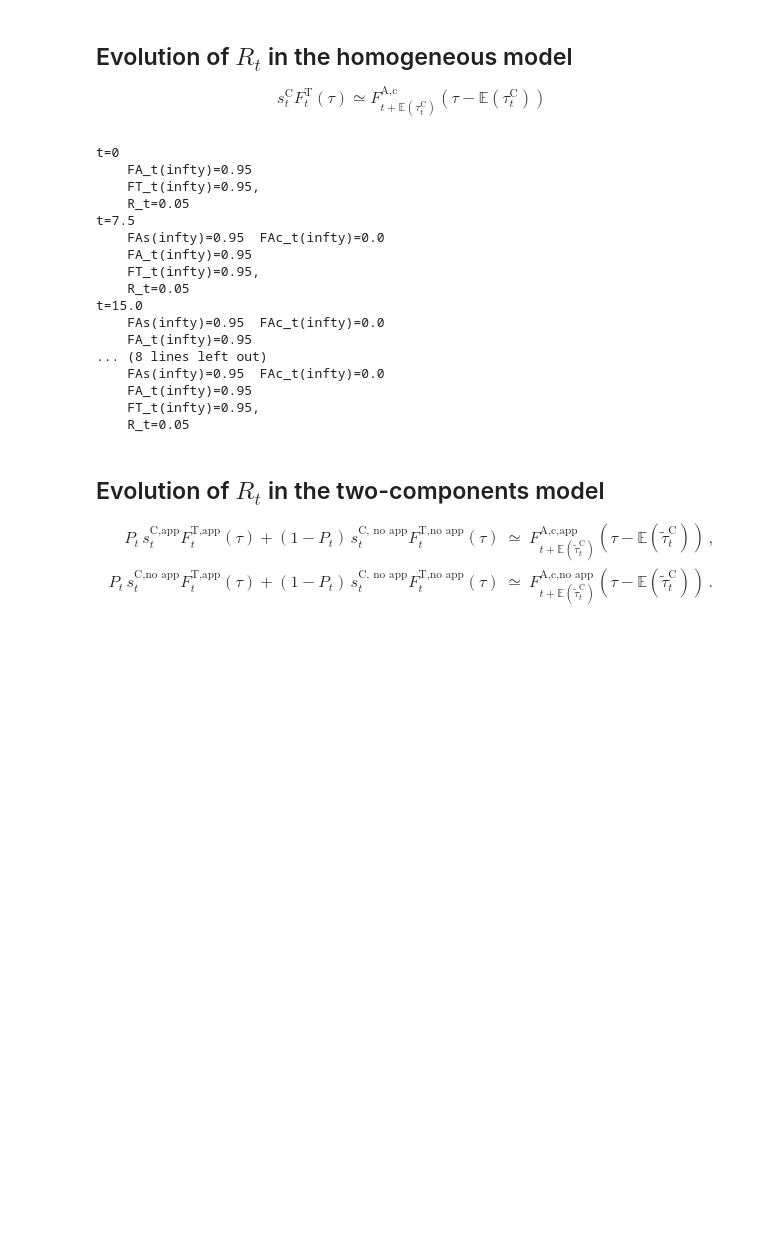
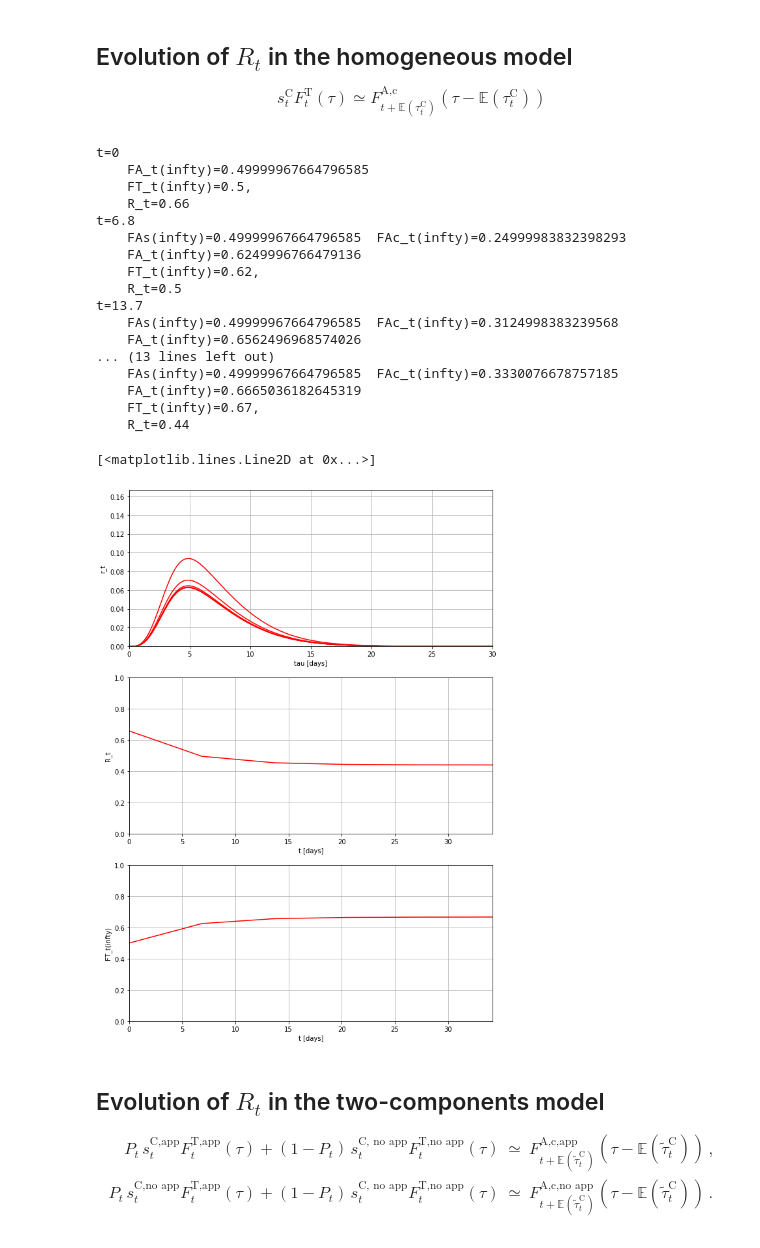
Before and after one commit to MarcoMene/epidemics-suppression, a Jupyter notebook: R_suppression_calculations.ipynb, the cells around one changed output. Cells and saved outputs as stored; diff of their text form; code cells hidden in the pictures; blank space fills up the shorter version.

```diff
--- a/R_suppression_calculations.ipynb
+++ b/R_suppression_calculations.ipynb
@@ -173,14 +97,6 @@ NB: for simplicity we ignore, in the absolute time dependency, the suppression o
 $$r_t(\tau) = (1-\xi\,F^T_t(\tau))r^0_t(\tau)$$
 
 $\xi$=probability that an individual tested positive self-isolates
-# %%
-# Corrected reproduction number
-
-def make_r_t_from_test_cdf(r0_t, F_T, xi):
-    return lambda tau: r0_t(tau)*(1 - F_T(tau) * xi)
-
-def make_r_from_test_cdf(r0, F_T, xi):
-    return lambda t, tau: r0(t, tau)*(1 - F_T(t, tau) * xi)
 # %% [markdown]
 **Example:** constant testing time $\tau^\text{T}$ peaked at $\tau=10$
 # %%
@@ -240,8 +147,5 @@ sigma = 0.363
 # %%
 # %matplotlib notebook
-
-def r0_0(tau):
-    return R0_0 * gamma_density(tau, alpha, beta)
 
 def psi(t):
     return 1
@@ -251,16 +155,6 @@ def R0(t):
 
 def r0(t, tau):
     return R0(t) * r0_0(tau)
-
-def FS(tau, normalization=1.):
-    if tau>0:
-        return normalization*lognormal_cdf(tau, mu, sigma)
-    else:
-        return 0
-
-def FAs(tau):
-    return sS * FS(tau)
-
 
 p_DeltaAT = DeltaMeasure(position=Deltat_test, height=1)
 
@@ -292,7 +186,8 @@ for i in range(0, N_iterations):
 
     if i == 0:
         t = 0
-        FA_t = FAs
+        def FA_t(tau, sS=sS):
+            return FAs(tau, sS=sS)
 
     else:
 
@@ -305,7 +200,7 @@ for i in range(0, N_iterations):
         tauC_exp = integrate.quad(lambda tau: tau * pC_prev(tau), 0, tau_max)[0]
         t = t_list[-1] + tauC_exp
         FAc_t = lambda tau: sC * FT_prev(tau + tauC_exp)  # Time evolution formula here
-        FA_t = lambda tau: FAs(tau) + FAc_t(tau) - FAs(tau) * FAc_t(tau)
+        FA_t = lambda tau: FAs(tau, sS=sS) + FAc_t(tau) - FAs(tau, sS=sS) * FAc_t(tau)
 
     FT_t = convolve(FA_t, p_DeltaAT, 0, tau_max, step)
     FT_t_infty = FT_t(tau_max)
@@ -325,55 +220,57 @@ for i in range(0, N_iterations):
     print(f"t={round(t, 1)}")
     if i>0:
         print(
-              f"    FAs(infty)={FAs(tau_max)}  "
+              f"    FAs(infty)={FAs(tau_max, sS=sS)}  "
               f"FAc_t(infty)={FAc_t(tau_max)}  "
         )
     print(f"    FA_t(infty)={FA_t(tau_max)} \n"
           f"    FT_t(infty)={round(FT_t_infty, 2)}, \n"
           f"    R_t={round(R_t, 2)}")
 
 
     r_tplot.plot(tau_values, r_t_values, "r")
 
     fig.canvas.draw()
 
 #     sleep(0.1)
 
 R_tplot = fig.add_subplot(312)
 R_tplot.set_xlabel('t [days]')
 R_tplot.set_ylabel('R_t')
 R_tplot.grid(True)
 R_tplot.set_xlim(0,t_list[-1])
 R_tplot.set_ylim(0,R0_0)
 R_tplot.plot(t_list, R_list, "r")
 
 
 
 FTinftyplot = fig.add_subplot(313)
 FTinftyplot.set_xlabel('t [days]')
 FTinftyplot.set_ylabel('FT_t(infty)')
 FTinftyplot.grid(True)
 FTinftyplot.set_xlim(0,t_list[-1])
 FTinftyplot.set_ylim(0,1)
 FTinftyplot.plot(t_list, FTinfty_list, "r")
 # %% [output]
 t=0
-    FA_t(infty)=0.95
-    FT_t(infty)=0.95,
-    R_t=0.05
-t=7.5
-    FAs(infty)=0.95  FAc_t(infty)=0.0
-    FA_t(infty)=0.95
-    FT_t(infty)=0.95,
-    R_t=0.05
-t=15.0
-    FAs(infty)=0.95  FAc_t(infty)=0.0
-    FA_t(infty)=0.95
-... (8 lines left out)
-    FAs(infty)=0.95  FAc_t(infty)=0.0
-    FA_t(infty)=0.95
-    FT_t(infty)=0.95,
-    R_t=0.05
+    FA_t(infty)=0.49999967664796585
+    FT_t(infty)=0.5,
+    R_t=0.66
+t=6.8
+    FAs(infty)=0.49999967664796585  FAc_t(infty)=0.24999983832398293
+    FA_t(infty)=0.6249996766479136
+    FT_t(infty)=0.62,
+    R_t=0.5
+t=13.7
+    FAs(infty)=0.49999967664796585  FAc_t(infty)=0.3124998383239568
+    FA_t(infty)=0.6562496968574026
+... (13 lines left out)
+    FAs(infty)=0.49999967664796585  FAc_t(infty)=0.3330076678757185
+    FA_t(infty)=0.6665036182645319
+    FT_t(infty)=0.67,
+    R_t=0.44
+[<matplotlib.lines.Line2D at 0x...>]
+[figure, added]
 # %% [markdown]
 ## Evolution of $R_t$ in the two-components model
 
```
Also changed, not shown: parts of 11 cells of this notebook, 5 other files.
